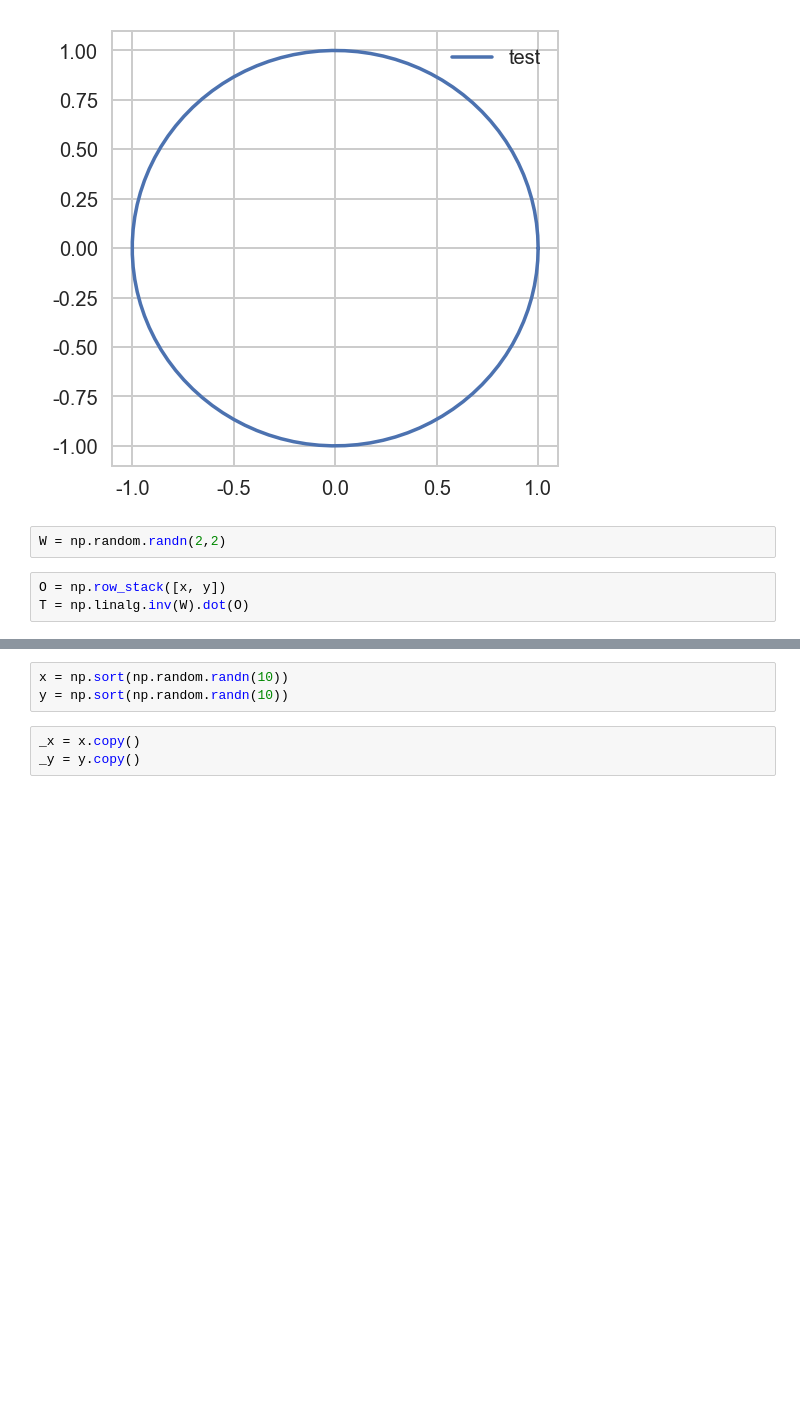
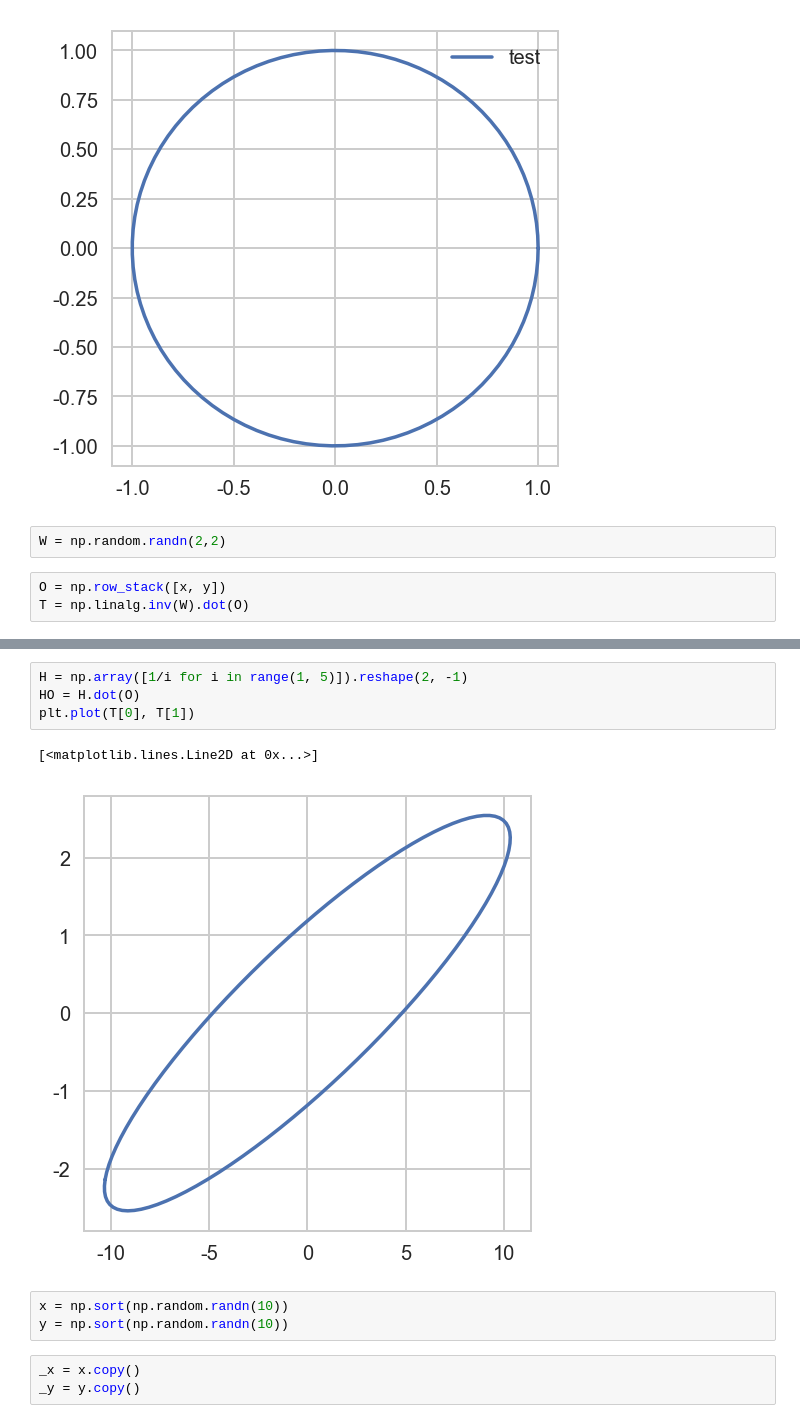
Before and after one commit to Yangjiaxi/ml, a Jupyter notebook: math/linear.ipynb, the cells around one changed output, grey strips where cells are left out. Saved outputs shown, nothing was run; the diff lists cells and outputs as text; blank space fills up the shorter version.

```diff
--- a/math/linear.ipynb
+++ b/math/linear.ipynb
@@ -35,3 +34,10 @@ plt.plot(WT[0], WT[1])
+# %%
+H = np.array([1/i for i in range(1, 5)]).reshape(2, -1)
+HO = H.dot(O)
+plt.plot(T[0], T[1])
+# %% [output]
+[<matplotlib.lines.Line2D at 0x...>]
+[figure, added]
 # %%
 x = np.sort(np.random.randn(10))
 y = np.sort(np.random.randn(10))
```
Also changed, not shown: parts of 3 cells of this notebook.
